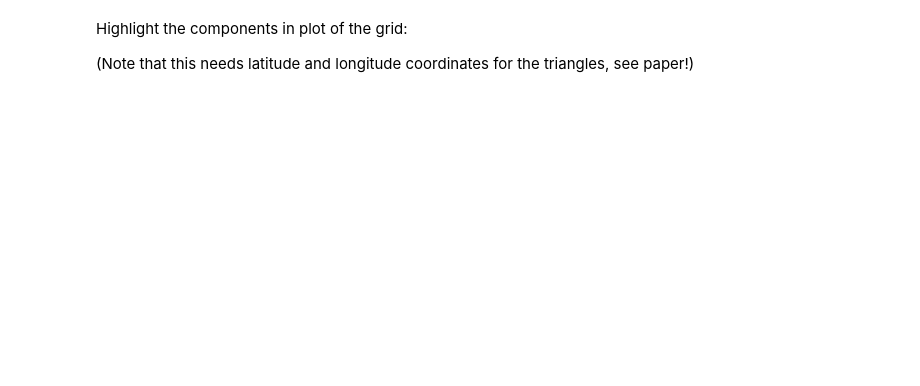
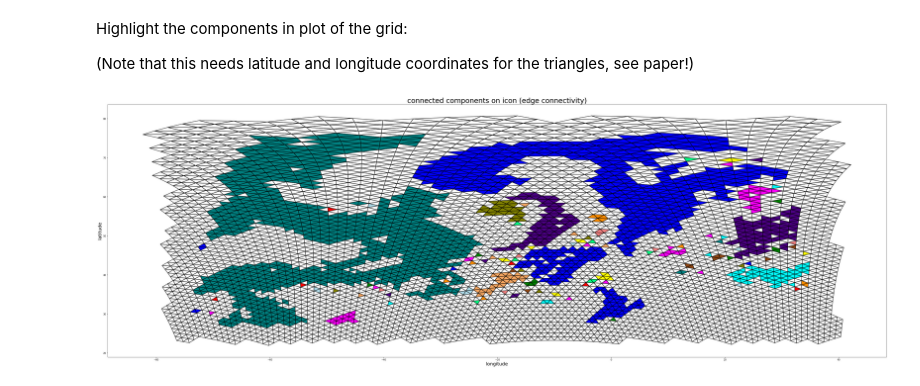
Before and after one commit to noamrotberg/GeometryOfClouds, a Jupyter notebook: example-2d.ipynb, the cells around one changed output. Drawn from its saved outputs; the diff is of its cells as text; code cells hidden in the pictures; blank space fills up the shorter version.

```diff
--- a/example-2d.ipynb
+++ b/example-2d.ipynb
@@ -11,7 +9,7 @@ ccl.path_input(path = '/work/bb1018/b380906/getting_started/', file = 'icon-grid
 # %% [markdown]
 Define radius and start_triangle:
 # %%
-radius = 58
+radius = 102
 start_triangle = 5736
 # %% [markdown]
 Note the following radius choices in our grid for this start_triangle = 5736:
@@ -86,6 +120,8 @@ Highlight the components in plot of the grid:
 
 (Note that this needs latitude and longitude coordinates for the triangles, see paper!)
 # %%
-ccl.plotting(component_datafield_edge, cube_coordinates,
+ccl.plotting(cube_coordinates, component_datafield_edge,
              save_plot = True, save_name = 'connected_components_edge.pdf',
              plot_title = 'connected components on icon (edge connectivity)')
+# %% [output]
+[figure, added]
```
Also changed, not shown: parts of 7 cells of this notebook.
